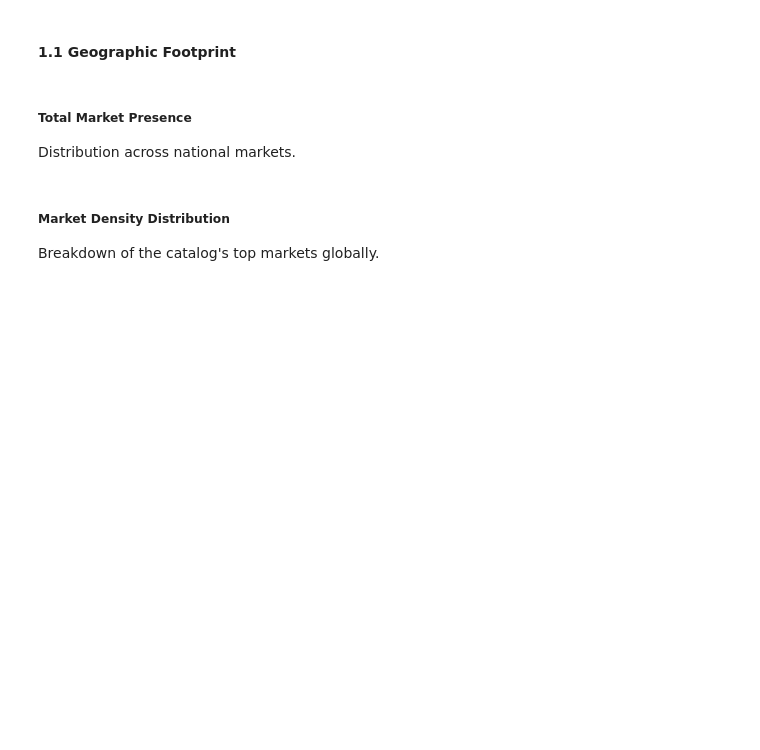
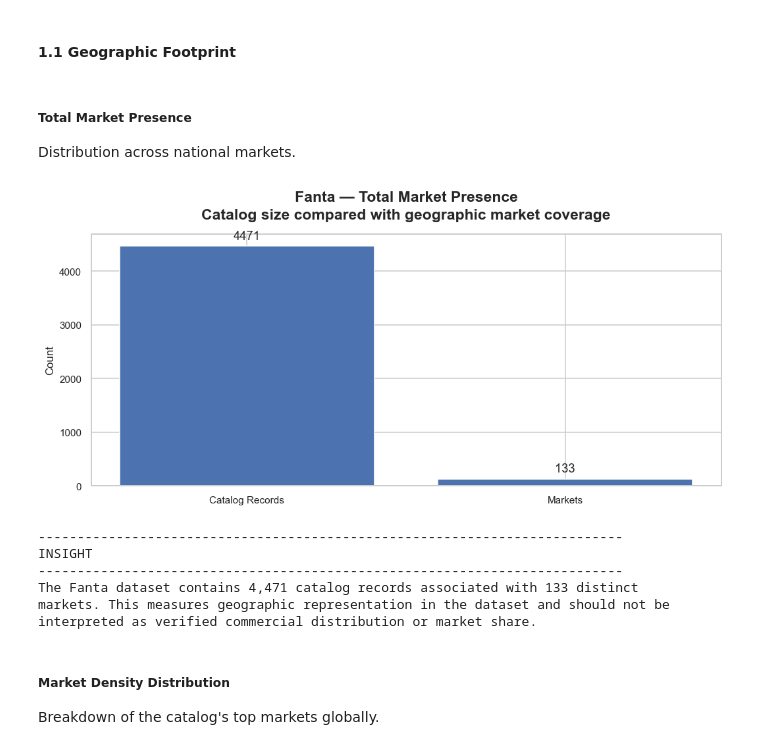
Before and after one commit to Codon-s/cpg-product-intelligence, a Jupyter notebook: report.ipynb, the cells around one changed output. Drawn from its saved outputs; the diff is of its cells as text; code cells hidden in the pictures; blank space fills up the shorter version.

Commit message:
Complete the Global overview of Fanta

```diff
--- a/report.ipynb
+++ b/report.ipynb
@@ -7,11 +7,11 @@
 import pandas as pd
 # %%
 # Importing Datasets
-cocacola = pd.read_csv(r'datasets\coca-cola_from_dump.csv')
-fairlife = pd.read_csv(r'datasets\fairlife_from_dump.csv')
-fanta = pd.read_csv(r'datasets\fanta_from_dump.csv')
-maaza = pd.read_csv(r'datasets\maaza_from_dump.csv')
-minutemaid = pd.read_csv(r'datasets\minute maid_from_dump.csv')
-schweppes = pd.read_csv(r'datasets\schweppes_from_dump.csv')
-sprite = pd.read_csv(r'datasets\sprite_from_dump.csv')
-topochico = pd.read_csv(r'datasets\topo chico_from_dump.csv')
+cocacola = pd.read_csv(r'datasets/coca-cola_from_dump.csv')
+fairlife = pd.read_csv(r'datasets/fairlife_from_dump.csv')
+fanta = pd.read_csv(r'datasets/fanta_from_dump.csv')
+maaza = pd.read_csv(r'datasets/maaza_from_dump.csv')
+minutemaid = pd.read_csv(r'datasets/minute maid_from_dump.csv')
+schweppes = pd.read_csv(r'datasets/schweppes_from_dump.csv')
+sprite = pd.read_csv(r'datasets/sprite_from_dump.csv')
+topochico = pd.read_csv(r'datasets/topo chico_from_dump.csv')
@@ -87,11 +1722,26 @@ Analysis of Localized Single-Market vs. Global Formulations.
 Analysis of Localized Single-Market vs. Global Formulations.
 # %% [markdown]
 ### Brand: Fanta
+# %%
+fa = GlobalAnalysis(
+    fanta,
+    brand="Fanta"
+)
 # %% [markdown]
 #### 1.1 Geographic Footprint
 # %% [markdown]
 ##### Total Market Presence
 Distribution across national markets.
+# %%
+fa.total_market_presence()
+# %% [output]
+[figure, added]
+---------------------------------------------------------------------------
+INSIGHT
+---------------------------------------------------------------------------
+The Fanta dataset contains 4,471 catalog records associated with 133 distinct
+markets. This measures geographic representation in the dataset and should not be
+interpreted as verified commercial distribution or market share.
 # %% [markdown]
 ##### Market Density Distribution
 Breakdown of the catalog's top markets globally.
```
Also changed, not shown: parts of 10 cells of this notebook.
